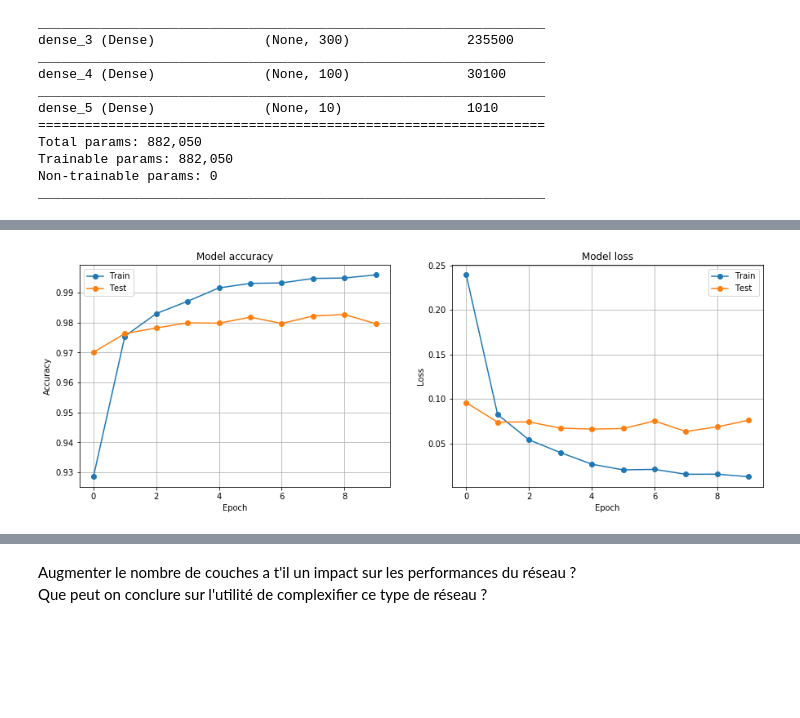
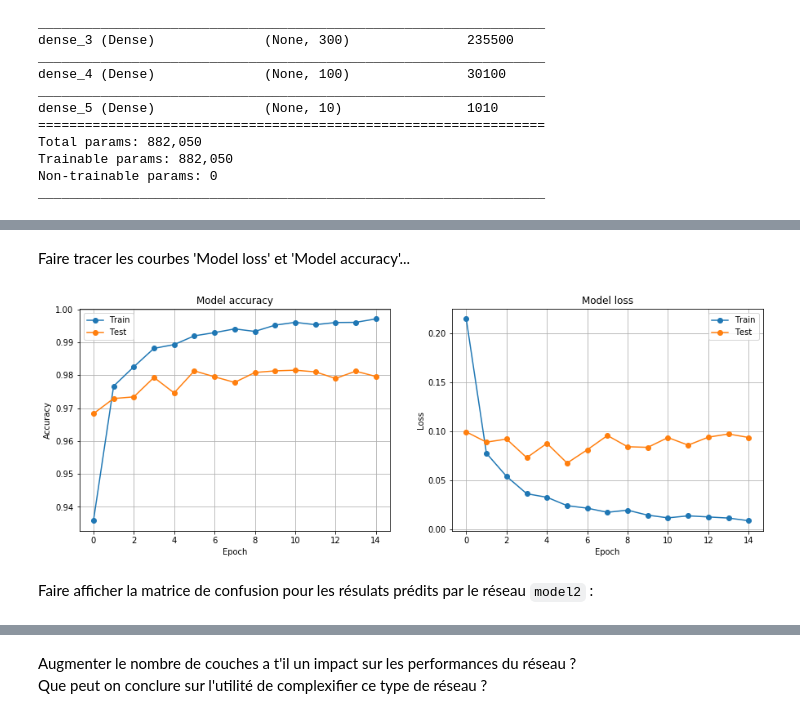
Before and after one commit to cjlux/mnist_tf2, a Jupyter notebook: TP1_MNIST_dense.ipynb, the cells around one changed output, grey strips where cells are left out. Cells and saved outputs as stored; diff of their text form; code cells hidden in the pictures; blank space fills up the shorter version.

```diff
--- a/TP1_MNIST_dense.ipynb
+++ b/TP1_MNIST_dense.ipynb
@@ -622,7 +635,9 @@ Construire le réseau `model2` correspondant avec Keras...
 # %%
 np.random.seed(43)
+
 model2 = Sequential()
-model2.add(Dense(784, input_dim=784, activation='relu'))
+model2.add(keras.Input(shape=(nb_pixels,)))
+model2.add(Dense(784, activation='relu'))
 model2.add(Dense(300, activation='relu'))
 model2.add(Dense(100, activation='relu'))
 model2.add(Dense(10, activation='softmax'))
@@ -659,7 +674,6 @@ Entraînner le réseau `model2` avec les mêmes données que `model`, et faire t
 # %%
 hist2 = model2.fit(x_train, y_train,
                    validation_data=(x_test, y_test),
-                   epochs=10,
-                   batch_size=200,
-                   verbose=1)
+                   epochs=15,
+                   batch_size=128)
 # %% [output]
@@ -686,4 +697,8 @@ Epoch 10/10
+# %% [markdown]
+Faire tracer les courbes 'Model loss' et 'Model accuracy'...
 # %%
-plot(hist2)
+plot_loss_accuracy(hist2)
 # %% [output]
-[figure, old version]
+[figure, new version]
+# %% [markdown]
+Faire afficher la matrice de confusion pour les résulats prédits par le réseau `model2` :
```
Also changed, not shown: parts of 117 cells of this notebook, 16 other files.
